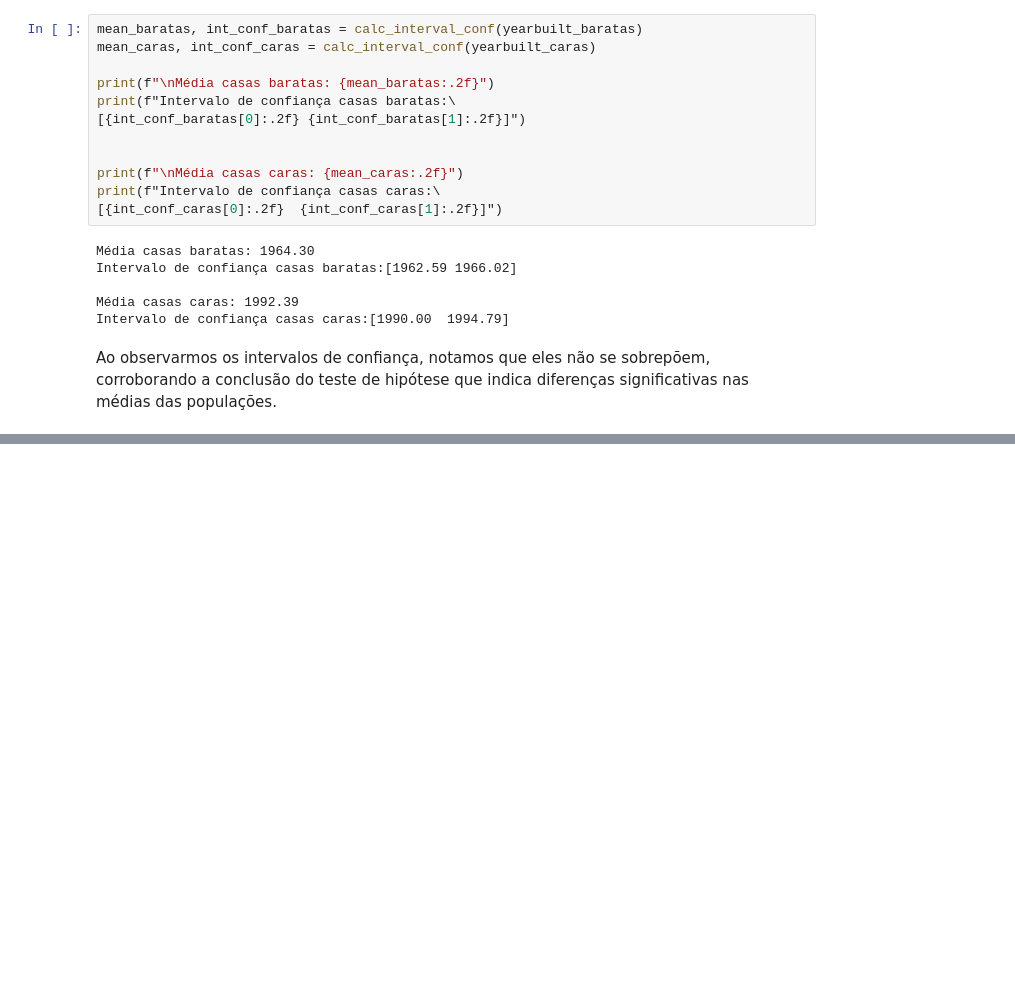
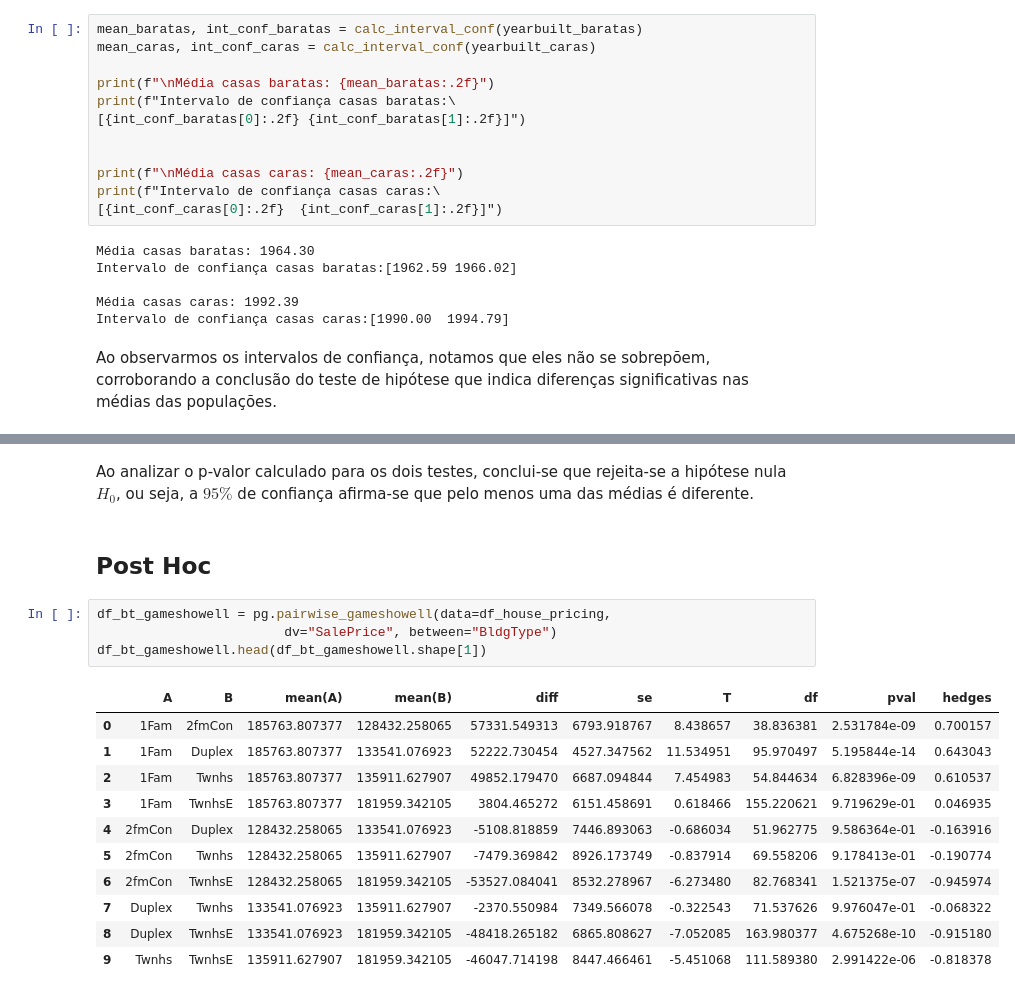
Before and after one commit to Oseiasdfarias/estatistica_do_basico_ao_avancado_EBA, a Jupyter notebook: estatistica_descritiva_house_pricing.ipynb, the cells around one changed output, grey strips where cells are left out. Cells and saved outputs as stored; diff of their text form; blank space fills up the shorter version.

```diff
--- a/estatistica_descritiva_house_pricing.ipynb
+++ b/estatistica_descritiva_house_pricing.ipynb
@@ -1142,0 +1484,20 @@ Ao observarmos os intervalos de confiança, notamos que eles não se sobrepõem,
+# %% [markdown]
+Ao analizar o p-valor calculado para os dois testes, conclui-se que rejeita-se a hipótese nula $H_0$, ou seja, a $95\%$ de confiança afirma-se que pelo menos uma das médias é diferente.
+# %% [markdown]
+## Post Hoc
+# %%
+df_bt_gameshowell = pg.pairwise_gameshowell(data=df_house_pricing,
+                        dv="SalePrice", between="BldgType")
+df_bt_gameshowell.head(df_bt_gameshowell.shape[1])
+# %% [output]
+|  | A | B | mean(A) | mean(B) | diff | se | T | df | pval | hedges |
+| 0 | 1Fam | 2fmCon | 185763.807377 | 128432.258065 | 57331.549313 | 6793.918767 | 8.438657 | 38.836381 | 2.531784e-09 | 0.700157 |
+| 1 | 1Fam | Duplex | 185763.807377 | 133541.076923 | 52222.730454 | 4527.347562 | 11.534951 | 95.970497 | 5.195844e-14 | 0.643043 |
+| 2 | 1Fam | Twnhs | 185763.807377 | 135911.627907 | 49852.179470 | 6687.094844 | 7.454983 | 54.844634 | 6.828396e-09 | 0.610537 |
+| 3 | 1Fam | TwnhsE | 185763.807377 | 181959.342105 | 3804.465272 | 6151.458691 | 0.618466 | 155.220621 | 9.719629e-01 | 0.046935 |
+| 4 | 2fmCon | Duplex | 128432.258065 | 133541.076923 | -5108.818859 | 7446.893063 | -0.686034 | 51.962775 | 9.586364e-01 | -0.163916 |
+| 5 | 2fmCon | Twnhs | 128432.258065 | 135911.627907 | -7479.369842 | 8926.173749 | -0.837914 | 69.558206 | 9.178413e-01 | -0.190774 |
+| 6 | 2fmCon | TwnhsE | 128432.258065 | 181959.342105 | -53527.084041 | 8532.278967 | -6.273480 | 82.768341 | 1.521375e-07 | -0.945974 |
+| 7 | Duplex | Twnhs | 133541.076923 | 135911.627907 | -2370.550984 | 7349.566078 | -0.322543 | 71.537626 | 9.976047e-01 | -0.068322 |
+| 8 | Duplex | TwnhsE | 133541.076923 | 181959.342105 | -48418.265182 | 6865.808627 | -7.052085 | 163.980377 | 4.675268e-10 | -0.915180 |
+| 9 | Twnhs | TwnhsE | 135911.627907 | 181959.342105 | -46047.714198 | 8447.466461 | -5.451068 | 111.589380 | 2.991422e-06 | -0.818378 |
```
Also changed, not shown: parts of 51 cells of this notebook.
